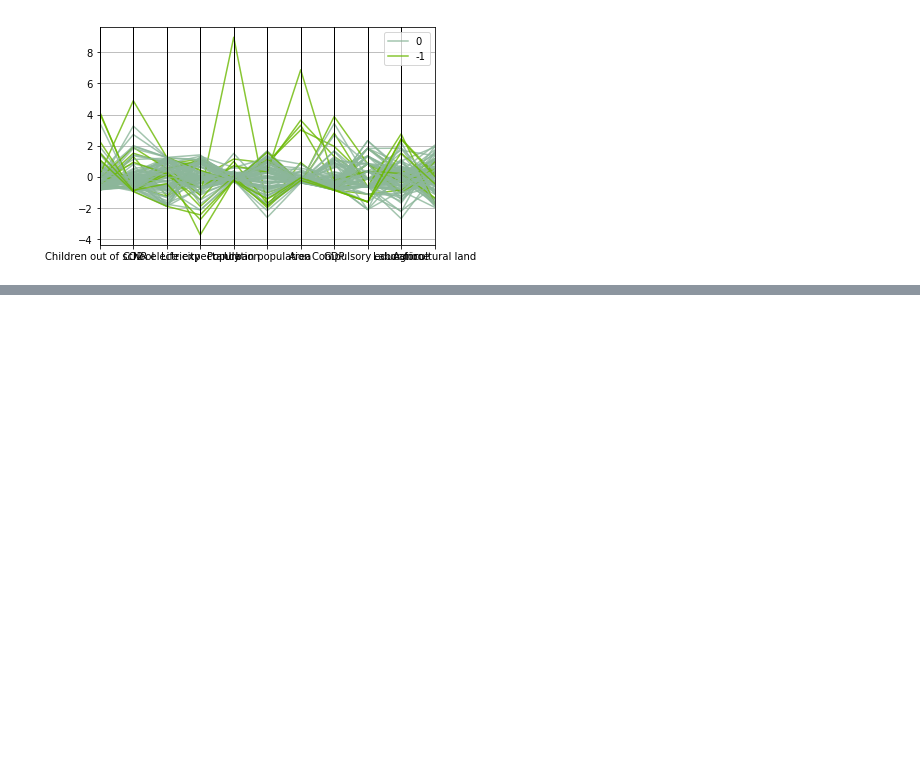
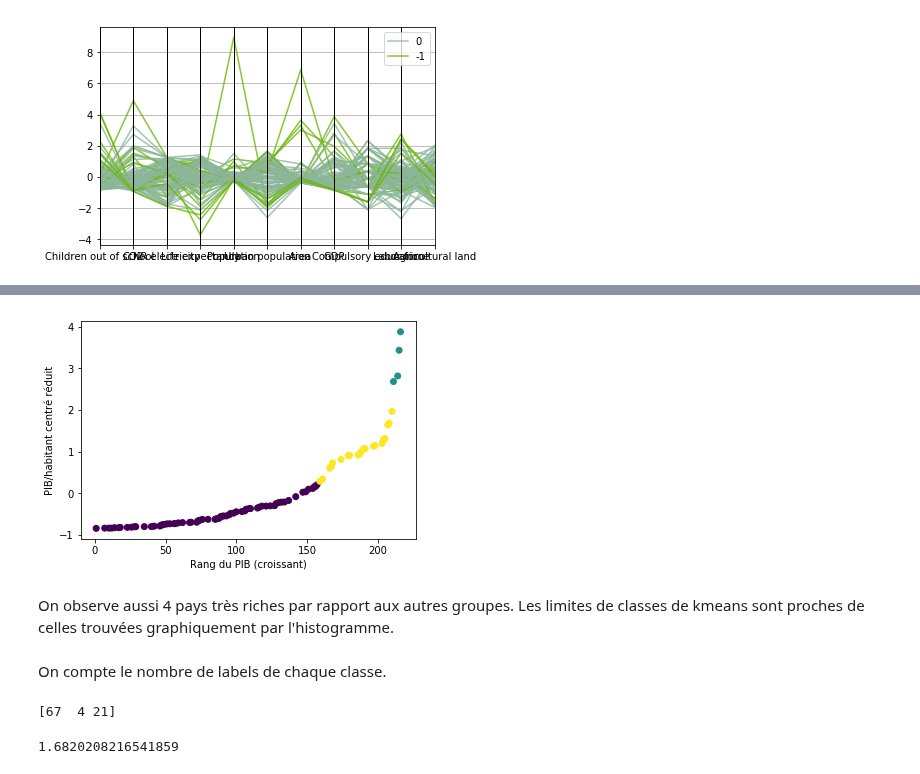
Before and after one commit to LisaNicvert/IA_project, a Jupyter notebook: IA_classif_complex.ipynb, the cells around one changed output, grey strips where cells are left out. Drawn from its saved outputs; the diff is of its cells as text; code cells hidden in the pictures; blank space fills up the shorter version.

```diff
--- a/IA_classif_complex.ipynb
+++ b/IA_classif_complex.ipynb
@@ -172,0 +194,27 @@ print(dffc[dffc['Labels'] == -1])
+# %%
+def kmeans_1D(attribute,n):
+    """Prend en entrée un nparray et n clusters"""
+    km1 = KMeans(n_clusters=n) # create a KMeans object
+    km1.fit(attribute.reshape(-1,1))
+    return km1
+# %%
+V_GDP  = np.array(sorted(dff['GDP']))
+km_gdp = kmeans_1D(V_GDP,3)
+plt.scatter(dff.index,sorted(dff['GDP']),c=km_gdp.labels_.astype(np.float))
+plt.ylabel(u"PIB/habitant centré réduit")
+_=plt.xlabel("Rang du PIB (croissant)")
+# %% [output]
+[figure, added]
+# %% [markdown]
+On observe aussi 4 pays très riches par rapport aux autres groupes. Les limites de classes de kmeans sont proches de celles trouvées graphiquement par l'histogramme.
+# %% [markdown]
+On compte le nombre de labels de chaque classe.
+# %%
+unique, counts = np.unique(km_gdp.labels_, return_counts=True)
+print counts
+# %% [output]
+[67  4 21]
+# %%
+V_GDP[86]
+# %% [output]
+1.6820208216541859
```
Also changed, not shown: parts of 35 cells of this notebook.
